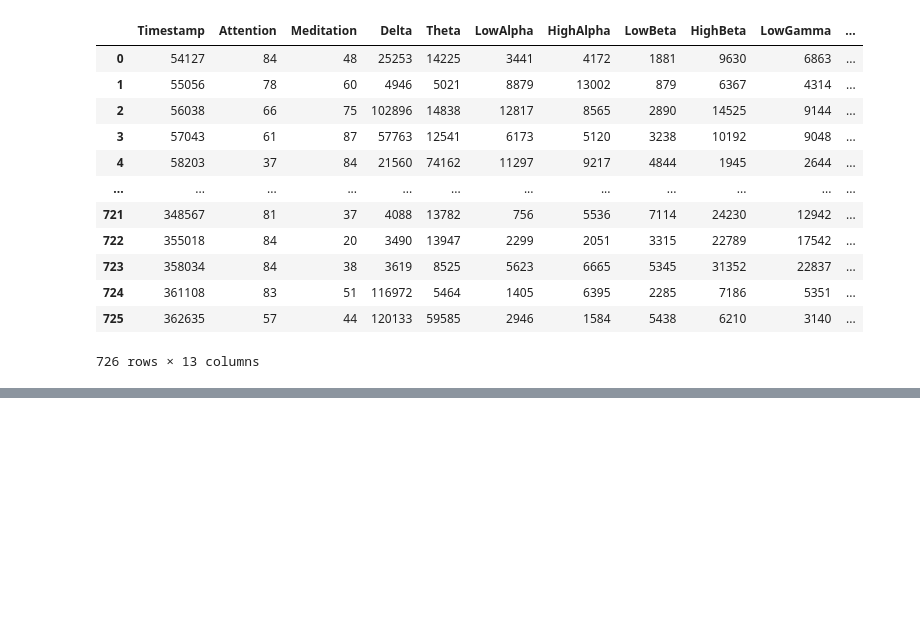
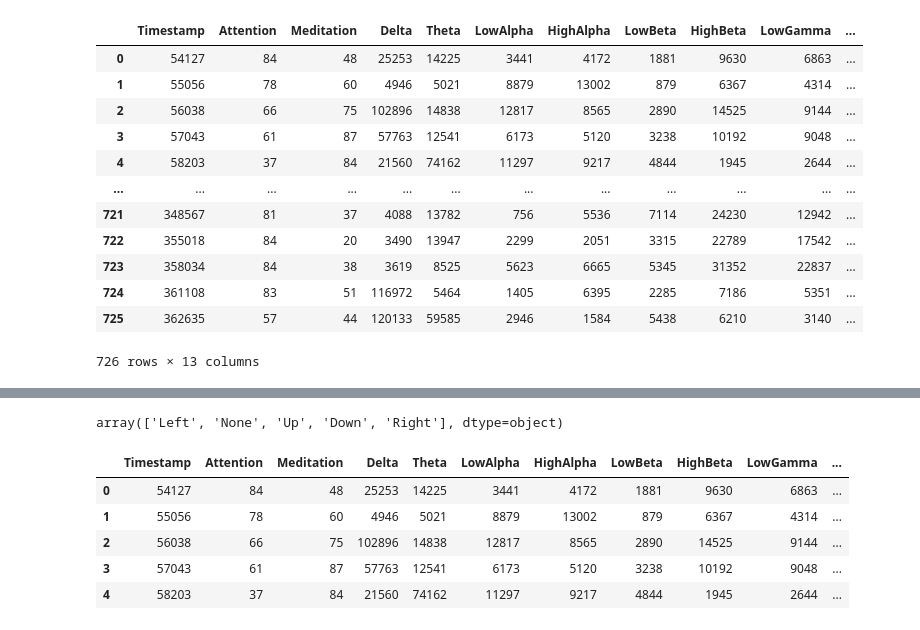
Before and after one commit to jpg1003/AnalisisEEG, a Jupyter notebook: codigo/notebooks/CodigoTFG.ipynb, the cells around one changed output, grey strips where cells are left out. Drawn from its saved outputs; the diff is of its cells as text; code cells hidden in the pictures; blank space fills up the shorter version.

```diff
--- a/codigo/notebooks/CodigoTFG.ipynb
+++ b/codigo/notebooks/CodigoTFG.ipynb
@@ -51,0 +145,2 @@ datosEEGTotal_csv
+# %%
+datosEEGTotal = datosEEGTotal_clean.replace({"LButton": 'Left'})
@@ -51,0 +159,13 @@ datosEEGTotal_csv
+# %%
+datosEEGTotal.Key.unique() #Tambien se podria revisar con unique()
+# %% [output]
+array(['Left', 'None', 'Up', 'Down', 'Right'], dtype=object)
+# %%
+datosEEGTotal.head()
+# %% [output]
+|  | Timestamp | Attention | Meditation | Delta | Theta | LowAlpha | HighAlpha | LowBeta | HighBeta | LowGamma | ... |
+| 0 | 54127 | 84 | 48 | 25253 | 14225 | 3441 | 4172 | 1881 | 9630 | 6863 | ... |
+| 1 | 55056 | 78 | 60 | 4946 | 5021 | 8879 | 13002 | 879 | 6367 | 4314 | ... |
+| 2 | 56038 | 66 | 75 | 102896 | 14838 | 12817 | 8565 | 2890 | 14525 | 9144 | ... |
+| 3 | 57043 | 61 | 87 | 57763 | 12541 | 6173 | 5120 | 3238 | 10192 | 9048 | ... |
+| 4 | 58203 | 37 | 84 | 21560 | 74162 | 11297 | 9217 | 4844 | 1945 | 2644 | ... |
```
Also changed, not shown: parts of 17 cells of this notebook.
